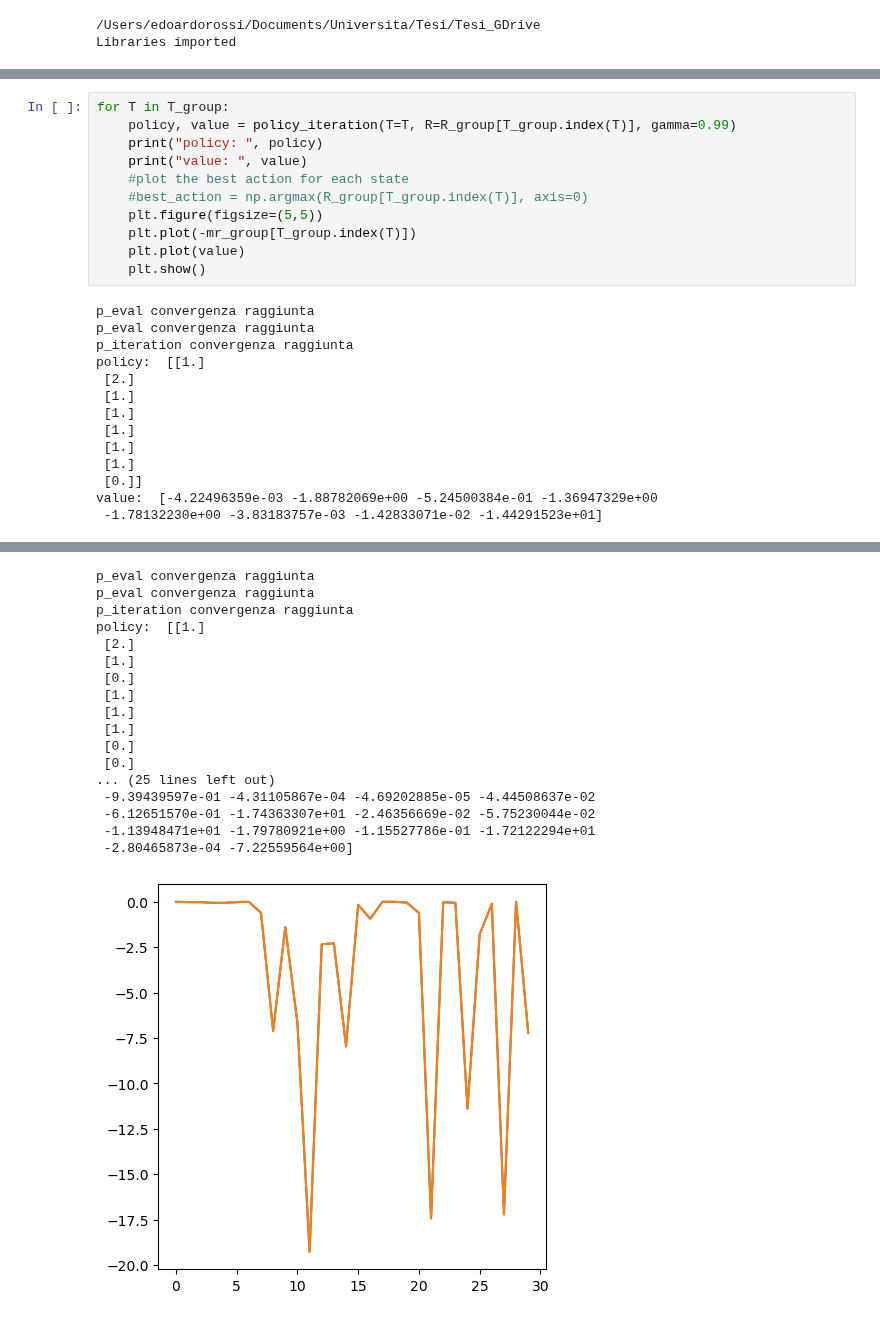
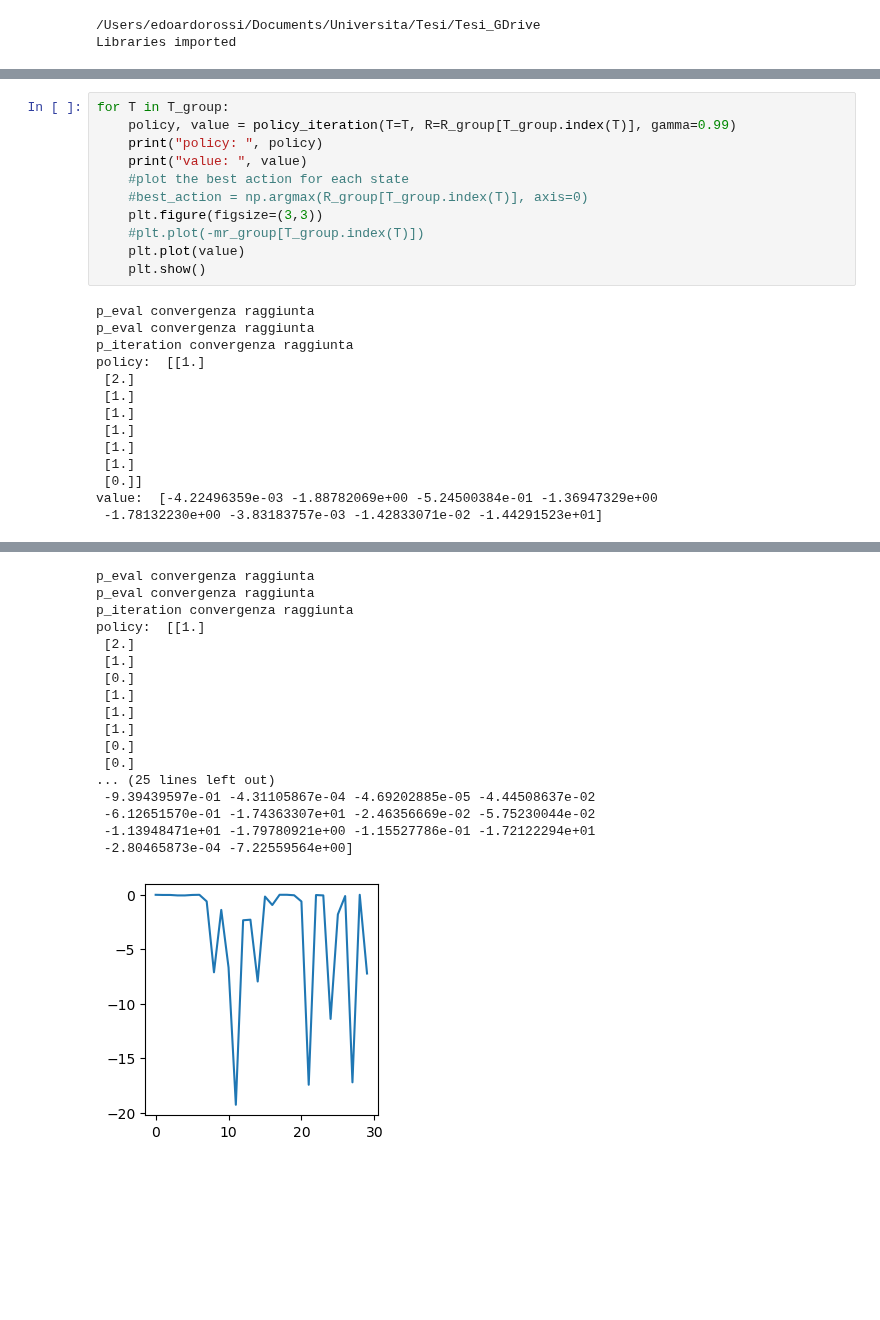
Before and after one commit to edoardorossi1995/Tesi, a Jupyter notebook: Results.ipynb, the cells around one changed output, grey strips where cells are left out. Drawn from its saved outputs; the diff is of its cells as text; blank space fills up the shorter version.

```diff
--- a/Results.ipynb
+++ b/Results.ipynb
@@ -109,8 +117,8 @@ for T in T_group:
     print("value: ", value)
     #plot the best action for each state
     #best_action = np.argmax(R_group[T_group.index(T)], axis=0)
-    plt.figure(figsize=(5,5))
-    plt.plot(-mr_group[T_group.index(T)])
+    plt.figure(figsize=(3,3))
+    #plt.plot(-mr_group[T_group.index(T)])
     plt.plot(value)
     plt.show()
 # %% [output]
@@ -184,18 +192,18 @@ policy:  [[1.]
 p_eval convergenza raggiunta
 p_eval convergenza raggiunta
 p_iteration convergenza raggiunta
 policy:  [[1.]
  [2.]
  [1.]
  [0.]
  [1.]
  [1.]
  [1.]
  [0.]
  [0.]
 ... (25 lines left out)
  -9.39439597e-01 -4.31105867e-04 -4.69202885e-05 -4.44508637e-02
  -6.12651570e-01 -1.74363307e+01 -2.46356669e-02 -5.75230044e-02
  -1.13948471e+01 -1.79780921e+00 -1.15527786e-01 -1.72122294e+01
  -2.80465873e-04 -7.22559564e+00]
-[figure, old version]
+[figure, new version]
```
Also changed, not shown: parts of 2 cells of this notebook.
